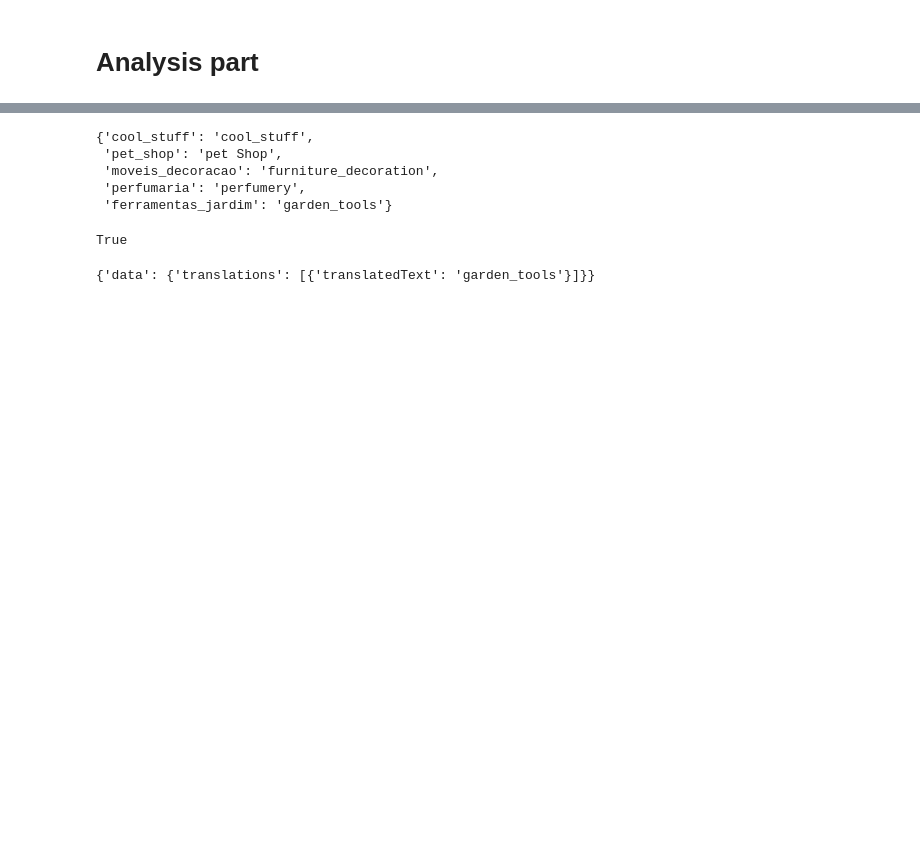
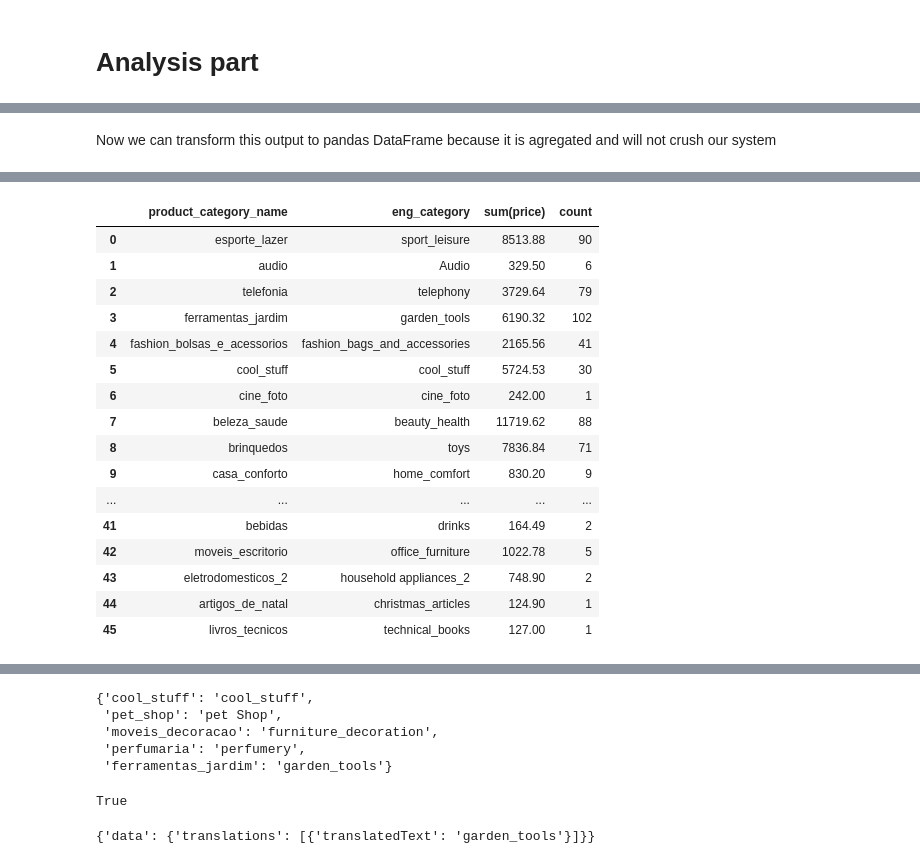
Before and after one commit to MaratJilikbaev/brazilian_e_commerce, a Jupyter notebook: research/goal_realization.ipynb, the cells around one changed output, grey strips where cells are left out. Drawn from its saved outputs; the diff is of its cells as text; code cells hidden in the pictures; blank space fills up the shorter version.

```diff
--- a/research/goal_realization.ipynb
+++ b/research/goal_realization.ipynb
@@ -540,0 +635,3 @@ print(df_orders_plus.shape)
+# %%
+black_friday_spark_df = spark_init_DataFrame.filter("order_purchase_date = \"2017-11-24\"")
+black_friday_spark_df.show()
@@ -540,0 +656,3 @@ print(df_orders_plus.shape)
+# %%
+black_friday_sales_category_sum = black_friday_spark_df.groupBy("eng_category", "product_category_name").sum()
+black_friday_sales_category_sum.sort(col("sum(price)").desc()).show()
@@ -540,0 +677,3 @@ print(df_orders_plus.shape)
+# %%
+black_friday_sales_category_count = black_friday_spark_df.groupBy("eng_category", "product_category_name").count()
+black_friday_sales_category_count.sort(col("count").desc()).show()
@@ -540,0 +702,5 @@ print(df_orders_plus.shape)
+# %% [markdown]
+Now we can transform this output to pandas DataFrame because it is agregated and will not crush our system
+# %%
+df_black_friday_sales_agg = black_friday_sales_agg.toPandas()
+# %% [output]
@@ -540,0 +724,17 @@ print(df_orders_plus.shape)
+|  | product_category_name | eng_category | sum(price) | count |
+| 0 | esporte_lazer | sport_leisure | 8513.88 | 90 |
+| 1 | audio | Audio | 329.50 | 6 |
+| 2 | telefonia | telephony | 3729.64 | 79 |
+| 3 | ferramentas_jardim | garden_tools | 6190.32 | 102 |
+| 4 | fashion_bolsas_e_acessorios | fashion_bags_and_accessories | 2165.56 | 41 |
+| 5 | cool_stuff | cool_stuff | 5724.53 | 30 |
+| 6 | cine_foto | cine_foto | 242.00 | 1 |
+| 7 | beleza_saude | beauty_health | 11719.62 | 88 |
+| 8 | brinquedos | toys | 7836.84 | 71 |
+| 9 | casa_conforto | home_comfort | 830.20 | 9 |
+| ... | ... | ... | ... | ... |
+| 41 | bebidas | drinks | 164.49 | 2 |
+| 42 | moveis_escritorio | office_furniture | 1022.78 | 5 |
+| 43 | eletrodomesticos_2 | household appliances_2 | 748.90 | 2 |
+| 44 | artigos_de_natal | christmas_articles | 124.90 | 1 |
+| 45 | livros_tecnicos | technical_books | 127.00 | 1 |
```
Also changed, not shown: parts of 44 cells of this notebook.
